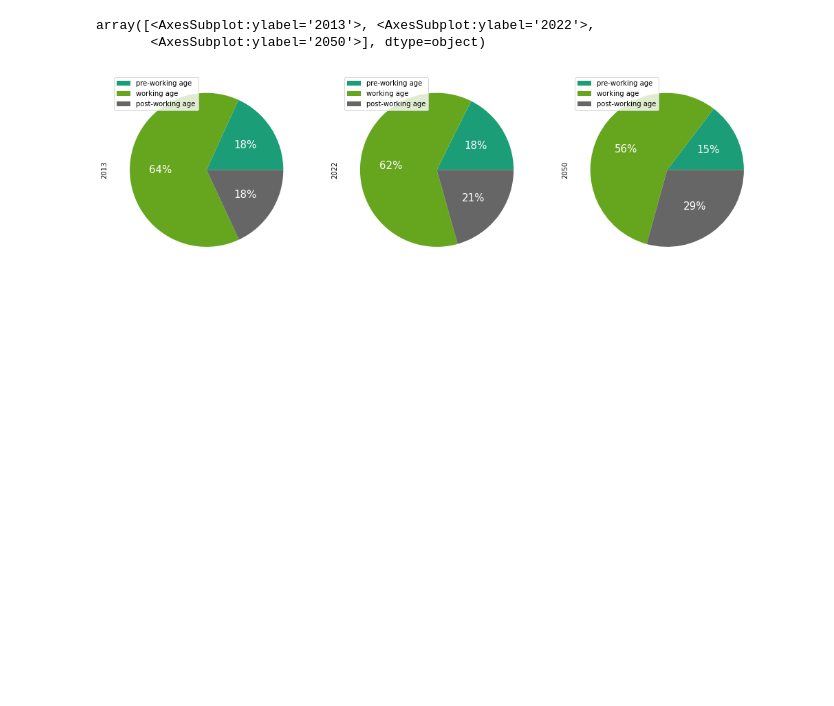
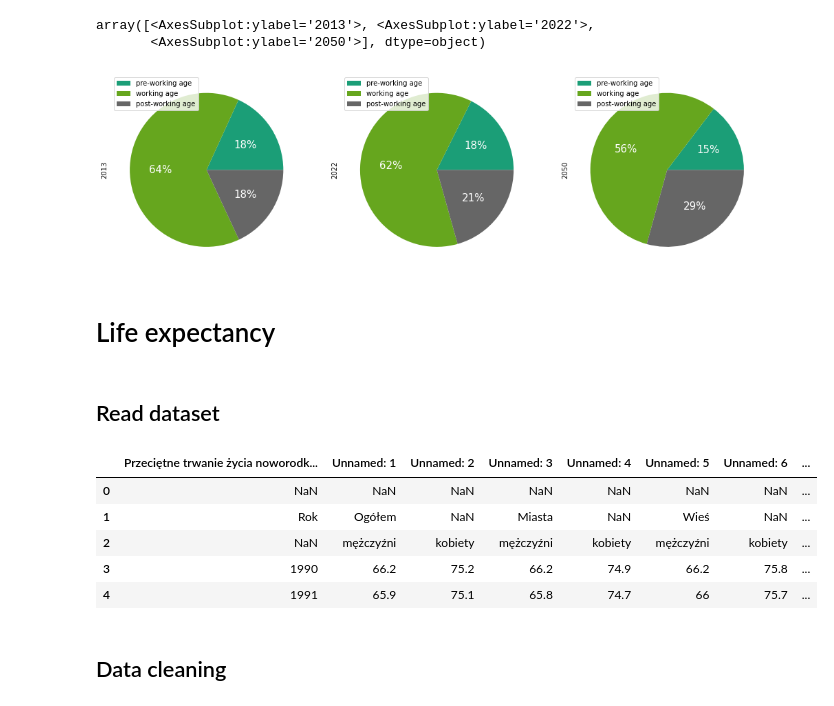
Before and after one commit to adrolc/data-analysis, a Jupyter notebook: demographics_of_poland/demographics_of_poland.ipynb, the cells around one changed output. Cells and saved outputs as stored; diff of their text form; code cells hidden in the pictures; blank space fills up the shorter version.

```diff
--- a/demographics_of_poland/demographics_of_poland.ipynb
+++ b/demographics_of_poland/demographics_of_poland.ipynb
@@ -420,3 +420,20 @@ work_df.plot(kind='pie',
 array([<AxesSubplot:ylabel='2013'>, <AxesSubplot:ylabel='2022'>,
        <AxesSubplot:ylabel='2050'>], dtype=object)
 [figure]
+# %% [markdown]
+# Life expectancy
+# %% [markdown]
+## Read dataset
+# %%
+df = pd.read_excel("data/life_expectancy.xlsx", sheet_name=0)
+
+df.head()
+# %% [output]
+|  | Przeciętne trwanie życia noworodk... | Unnamed: 1 | Unnamed: 2 | Unnamed: 3 | Unnamed: 4 | Unnamed: 5 | Unnamed: 6 | ... |
+| 0 | NaN | NaN | NaN | NaN | NaN | NaN | NaN | ... |
+| 1 | Rok | Ogółem | NaN | Miasta | NaN | Wieś | NaN | ... |
+| 2 | NaN | mężczyźni | kobiety | mężczyźni | kobiety | mężczyźni | kobiety | ... |
+| 3 | 1990 | 66.2 | 75.2 | 66.2 | 74.9 | 66.2 | 75.8 | ... |
+| 4 | 1991 | 65.9 | 75.1 | 65.8 | 74.7 | 66 | 75.7 | ... |
+# %% [markdown]
+## Data cleaning
```
Also changed, not shown: parts of 4 cells of this notebook, 1 other file.
